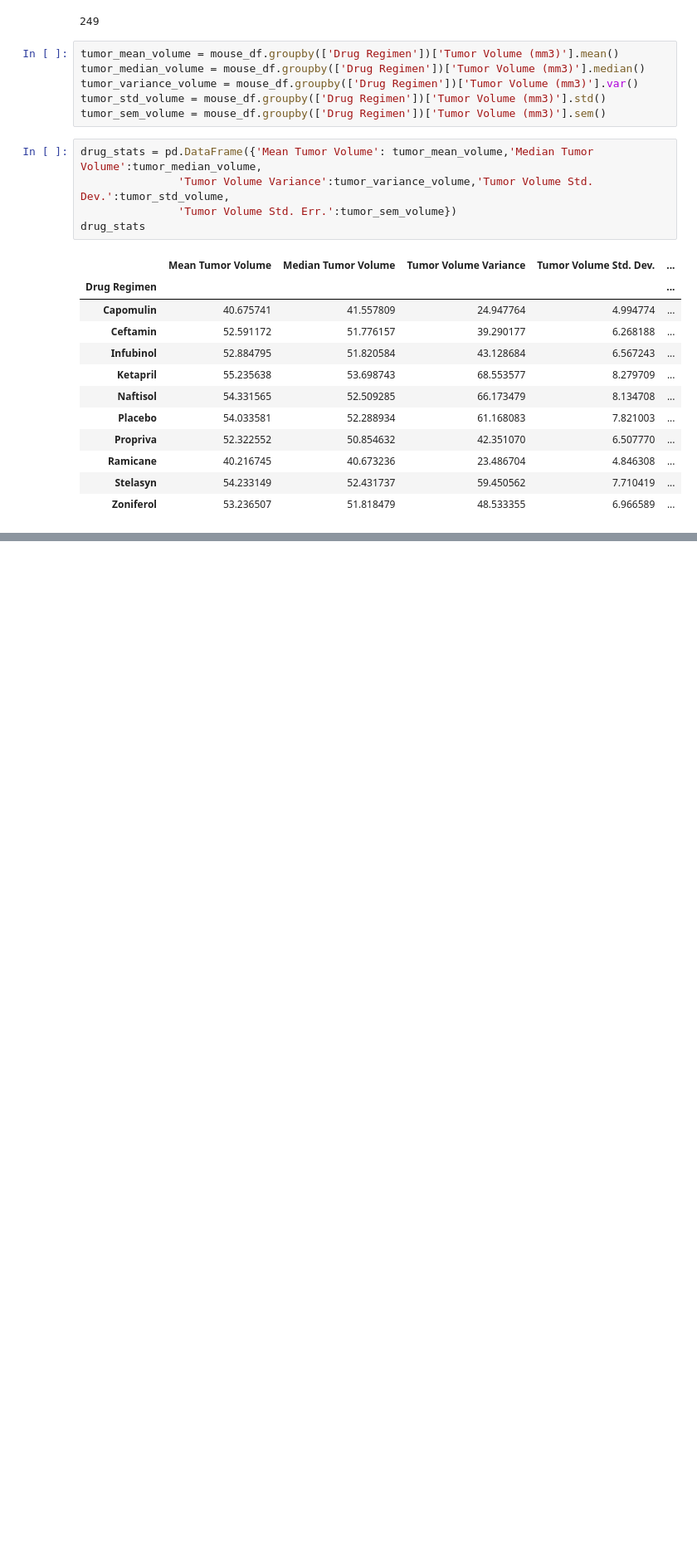
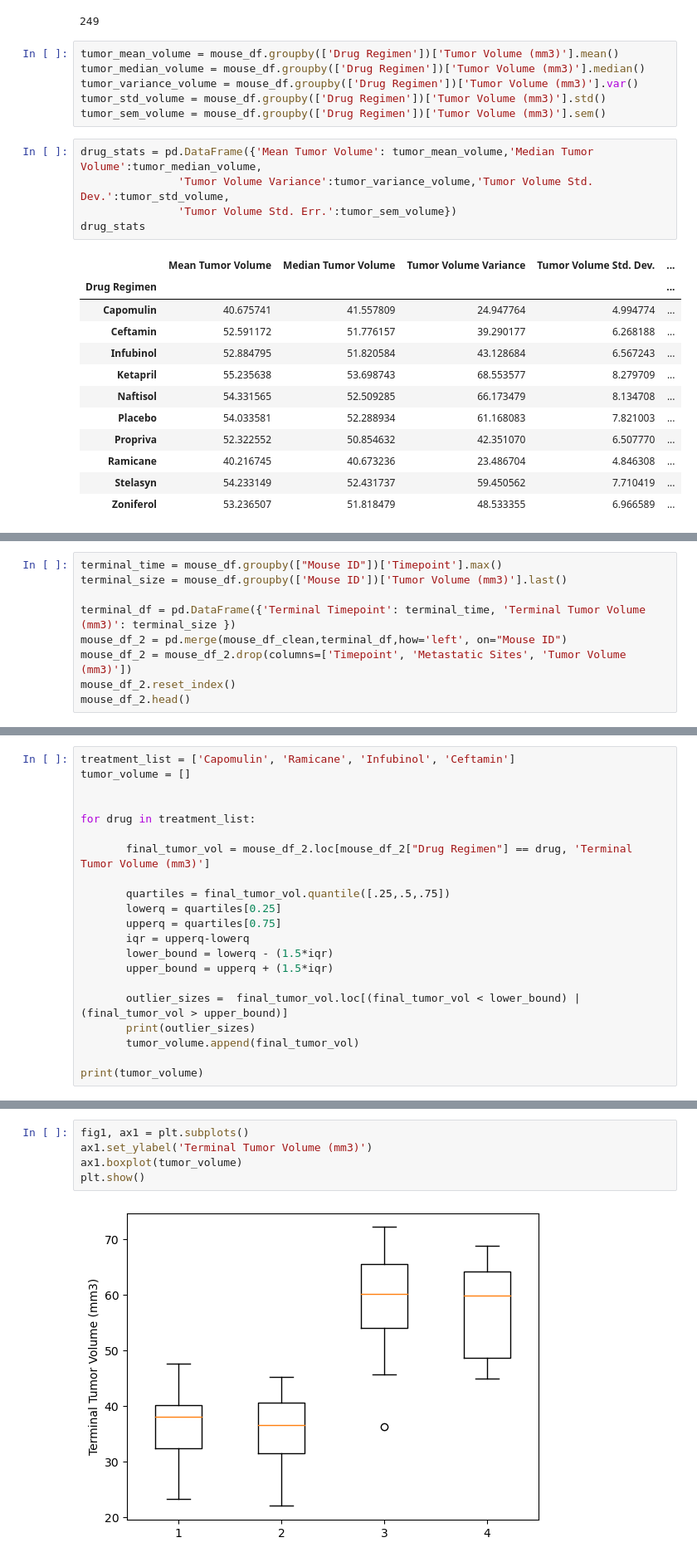
Before and after one commit to Shakermaker001/matplot-challenge, a Jupyter notebook: DataVis.ipynb, the cells around one changed output, grey strips where cells are left out. Shown at 83% size. Saved outputs shown, nothing was run; the diff lists cells and outputs as text; blank space fills up the shorter version.

```diff
--- a/DataVis.ipynb
+++ b/DataVis.ipynb
@@ -82,0 +103,9 @@ plt.show()
+# %%
+terminal_time = mouse_df.groupby(["Mouse ID"])['Timepoint'].max()
+terminal_size = mouse_df.groupby(['Mouse ID'])['Tumor Volume (mm3)'].last()
+
+terminal_df = pd.DataFrame({'Terminal Timepoint': terminal_time, 'Terminal Tumor Volume (mm3)': terminal_size })
+mouse_df_2 = pd.merge(mouse_df_clean,terminal_df,how='left', on="Mouse ID")
+mouse_df_2 = mouse_df_2.drop(columns=['Timepoint', 'Metastatic Sites', 'Tumor Volume (mm3)'])
+mouse_df_2.reset_index()
+mouse_df_2.head()
@@ -82,0 +119,21 @@ plt.show()
+# %%
+treatment_list = ['Capomulin', 'Ramicane', 'Infubinol', 'Ceftamin']
+tumor_volume = []
+
+
+for drug in treatment_list:
+
+       final_tumor_vol = mouse_df_2.loc[mouse_df_2["Drug Regimen"] == drug, 'Terminal Tumor Volume (mm3)']
+
+       quartiles = final_tumor_vol.quantile([.25,.5,.75])
+       lowerq = quartiles[0.25]
+       upperq = quartiles[0.75]
+       iqr = upperq-lowerq
+       lower_bound = lowerq - (1.5*iqr)
+       upper_bound = upperq + (1.5*iqr)
+
+       outlier_sizes =  final_tumor_vol.loc[(final_tumor_vol < lower_bound) | (final_tumor_vol > upper_bound)]
+       print(outlier_sizes)
+       tumor_volume.append(final_tumor_vol)
+
+print(tumor_volume)
@@ -82,0 +158,7 @@ plt.show()
+# %%
+fig1, ax1 = plt.subplots()
+ax1.set_ylabel('Terminal Tumor Volume (mm3)')
+ax1.boxplot(tumor_volume)
+plt.show()
+# %% [output]
+[figure, added]
```
Also changed, not shown: parts of 9 cells of this notebook.
